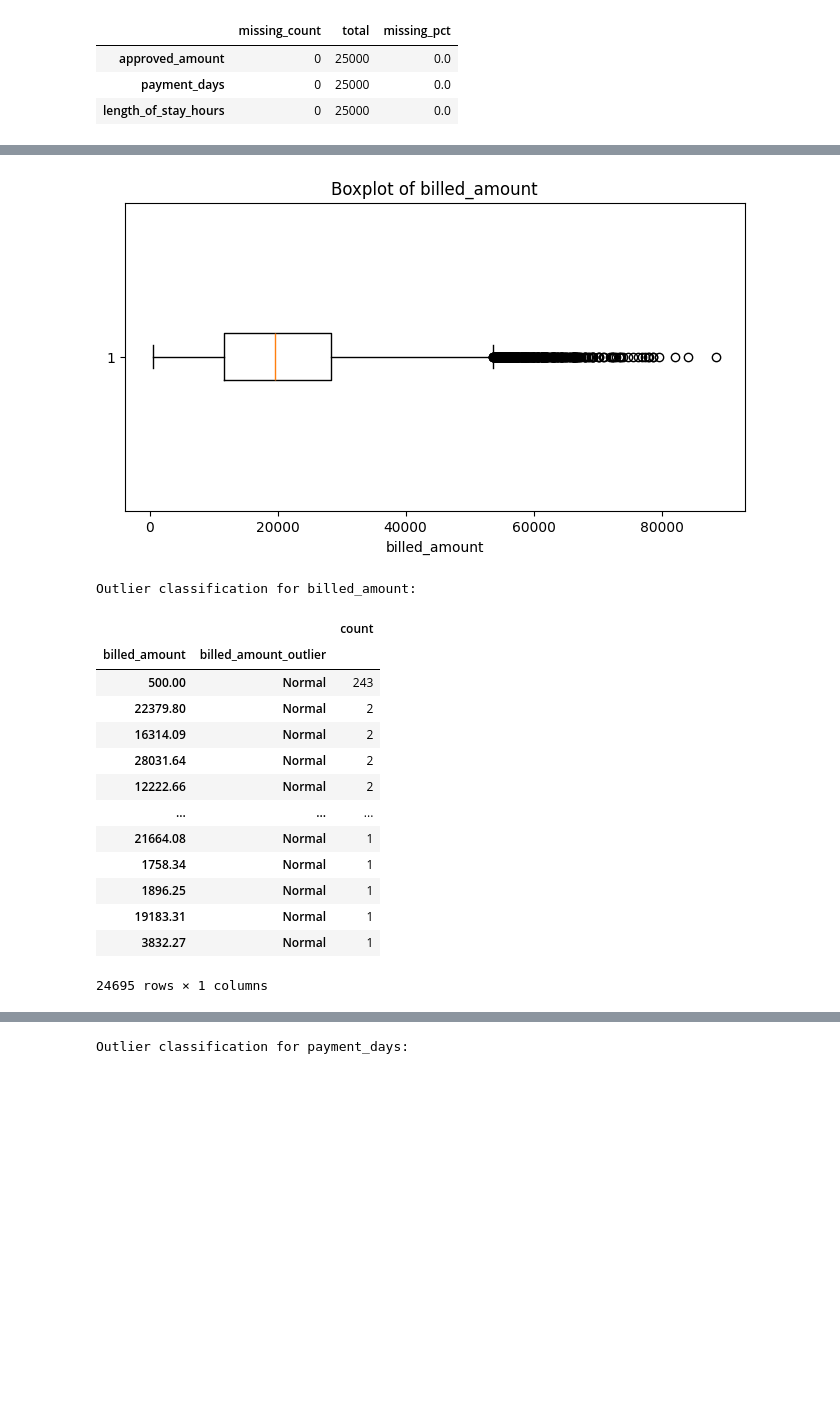
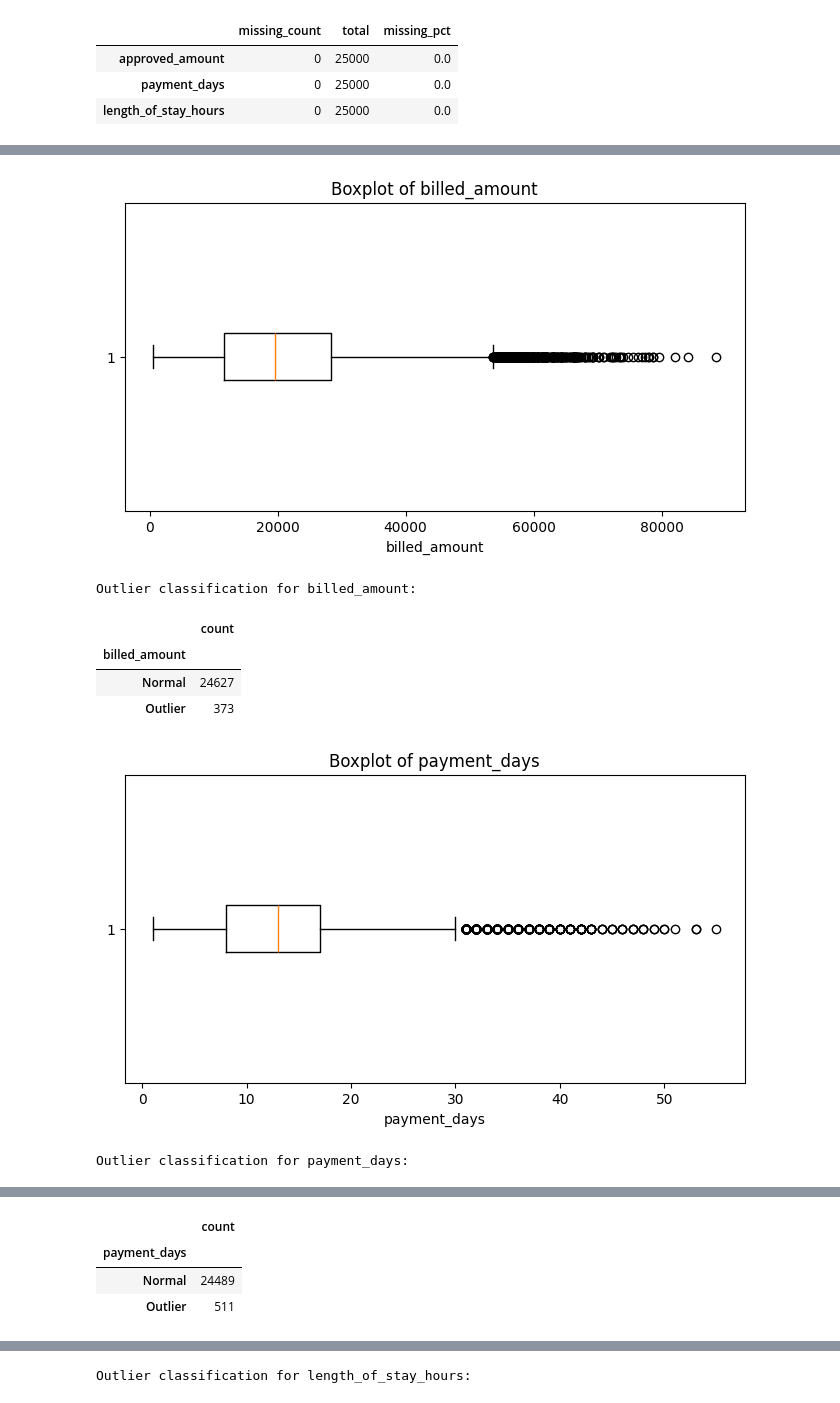
Before and after one commit to mramsundar/IITM-Graded-Projects, a Jupyter notebook: Capstone/Phase 2 — Exploratory Data Analysis and Data Quality /1 — EDA.ipynb, the cells around one changed output, grey strips where cells are left out. Saved outputs shown, nothing was run; the diff lists cells and outputs as text; code cells hidden in the pictures; blank space fills up the shorter version.

```diff
--- a/Capstone/Phase 2 — Exploratory Data Analysis and Data Quality /1 — EDA.ipynb
+++ b/Capstone/Phase 2 — Exploratory Data Analysis and Data Quality /1 — EDA.ipynb
@@ -350,48 +350,40 @@ for col in outlier_cols:
     plt.title(f"Boxplot of {col}")
     plt.xlabel(col)
     plt.show()
 
     # Calculate IQR
     Q1 = df[col].quantile(0.25)
     Q3 = df[col].quantile(0.75)
     IQR = Q3 - Q1
     lower_bound = Q1 - 1.5 * IQR
     upper_bound = Q3 + 1.5 * IQR
 
-    # Classify outliers
-    df[f"{col}_outlier"] = df[col].apply(lambda x: "Outlier" if x < lower_bound or x > upper_bound else "Normal")
+    # Classify outliers (local variable only — not added to df)
+    outlier_flag = df[col].apply(lambda x: "Outlier" if x < lower_bound or x > upper_bound else "Normal")
     print(f"\nOutlier classification for {col}:")
-    display(df[[col, f"{col}_outlier"]].value_counts().rename("count").to_frame())
+    display(pd.DataFrame({"count": outlier_flag.value_counts()}))
 
     # Collect counts for summary table
-    counts = df[f"{col}_outlier"].value_counts()
+    counts = outlier_flag.value_counts()
     outlier_summary.append({
         "column": col,
         "normal": counts.get("Normal", 0),
         "outlier": counts.get("Outlier", 0),
         "outlier_pct": round(counts.get("Outlier", 0) / len(df) * 100, 2),
     })
 
 # Summary table: Normal vs Outlier per column
 print(f"\n{'='*60}")
 print("  Outlier Summary (Normal vs Outlier)")
 print(f"{'='*60}")
 outlier_summary_df = pd.DataFrame(outlier_summary).set_index("column")
 display(outlier_summary_df)
 # %% [output]
 [figure]
 Outlier classification for billed_amount:
-|  |  | count |
-| billed_amount | billed_amount_outlier |  |
-| 500.00 | Normal | 243 |
-| 22379.80 | Normal | 2 |
-| 16314.09 | Normal | 2 |
-| 28031.64 | Normal | 2 |
-| 12222.66 | Normal | 2 |
-| ... | ... | ... |
-| 21664.08 | Normal | 1 |
-| 1758.34 | Normal | 1 |
-| 1896.25 | Normal | 1 |
-| 19183.31 | Normal | 1 |
-| 3832.27 | Normal | 1 |
+|  | count |
+| billed_amount |  |
+| Normal | 24627 |
+| Outlier | 373 |
+[figure]
-24695 rows × 1 columns
+Outlier classification for payment_days:
@@ -398,0 +390,4 @@ Outlier classification for billed_amount:
+|  | count |
+| payment_days |  |
+| Normal | 24489 |
+| Outlier | 511 |
@@ -399 +395 @@ Outlier classification for billed_amount:
-Outlier classification for payment_days:
+Outlier classification for length_of_stay_hours:
```
Also changed, not shown: parts of 2 cells of this notebook, 18 other files.
